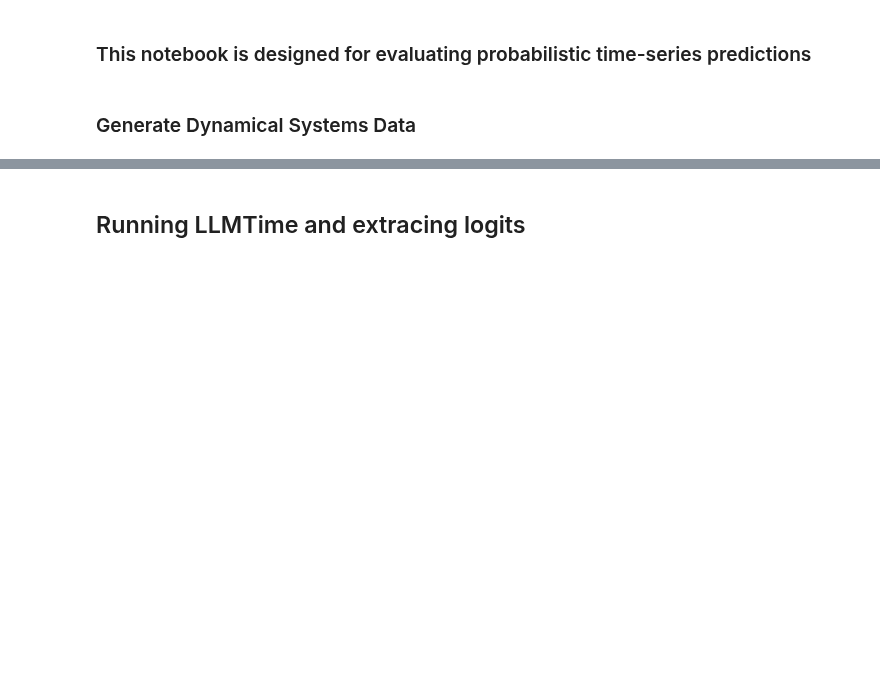
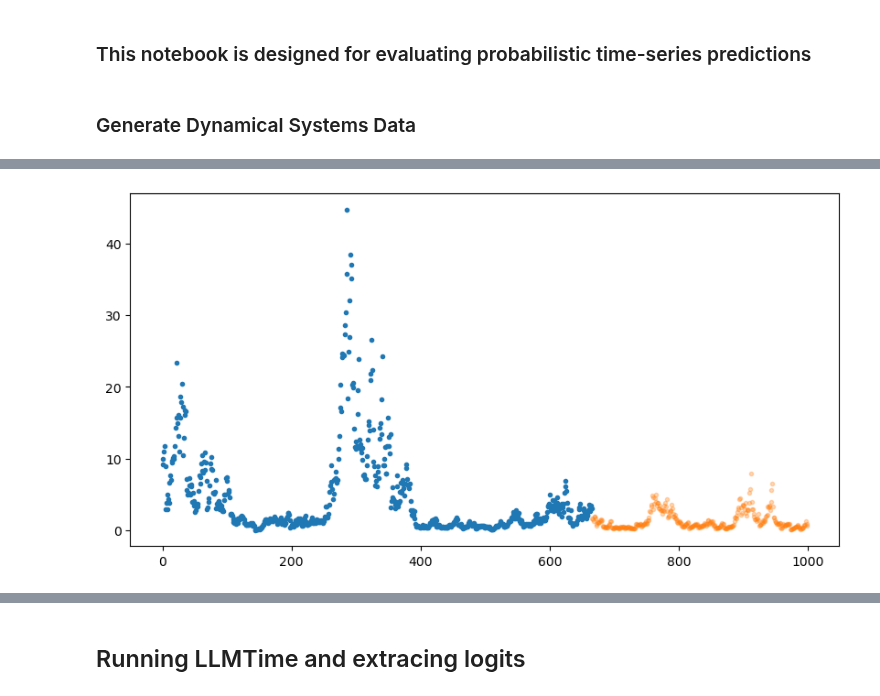
Before and after one commit to AntonioLiu97/llmICL, a Jupyter notebook: multi_digit_distribution_high_res_cache.ipynb, the cells around one changed output, grey strips where cells are left out. Cells and saved outputs as stored; diff of their text form; code cells hidden in the pictures; blank space fills up the shorter version.

```diff
--- a/multi_digit_distribution_high_res_cache.ipynb
+++ b/multi_digit_distribution_high_res_cache.ipynb
@@ -82,0 +90,51 @@ plt.plot([np.nan]*len(train)+list(test), alpha = 0.3)
+# %%
+### Geometric Brownian Motion
+prec = 3
+
+# Time discretization
+Nt = 1000 # number of steps
+# Nt = 800 # number of steps
+
+dt =  0.2 # time step
+tspan = np.linspace(0, Nt*dt, Nt)
+
+# Drift and diffusion parameters
+# Drift rate
+np.random.seed(6)
+# a = 0.3
+sigma = 0.6
+a = sigma**2/2
+# Noise level
+
+
+# Initialize the time series
+x = 10  # Starting point
+time_series = [x]
+mean_series = [x]
+sigma_series = [0]
+
+# Generate the drift-diffusion time series
+for t in range(1, Nt):
+    x_mean = x + a*dt
+    x_sigma = x * sigma * np.sqrt(dt)
+    dW =  np.random.normal()  # Wiener process (Brownian motion)
+    x = x_mean + x_sigma * dW
+
+    time_series.append(x)
+    mean_series.append(x_mean)
+    sigma_series.append(x_sigma)
+
+# Store the generated time-series in a pandas DataFrame
+df = pd.DataFrame({'X': time_series})
+
+# Split the data into training and testing sets
+train = df['X'][0:int(Nt/3*2)]
+test = df['X'][int(Nt/3*2):]
+
+plt.figure(figsize=(10, 5))
+plt.plot(train, alpha = 1, lw = 0, marker = 'o', markersize = 3)
+plt.plot([np.nan]*len(train)+list(test), alpha = 0.3, lw = 0, marker = 'o', markersize = 3)
+# plt.yscale('log')
+plt.show()
+# %% [output]
+[figure, added]
```
Also changed, not shown: parts of 32 cells of this notebook, 1 other file.
